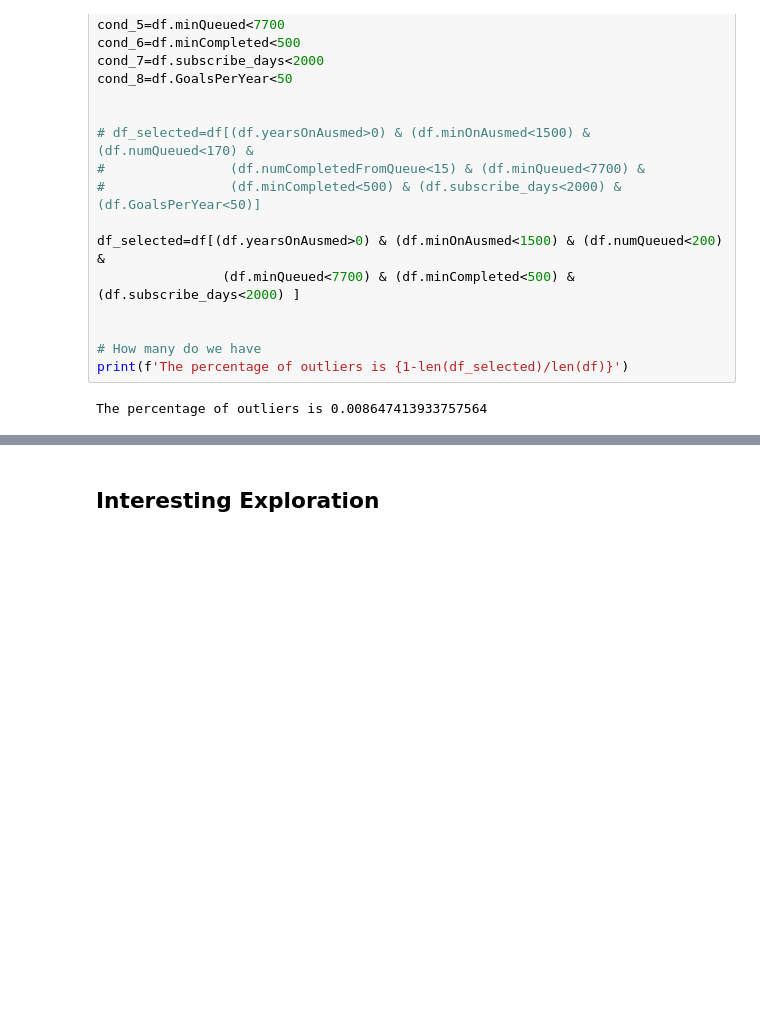
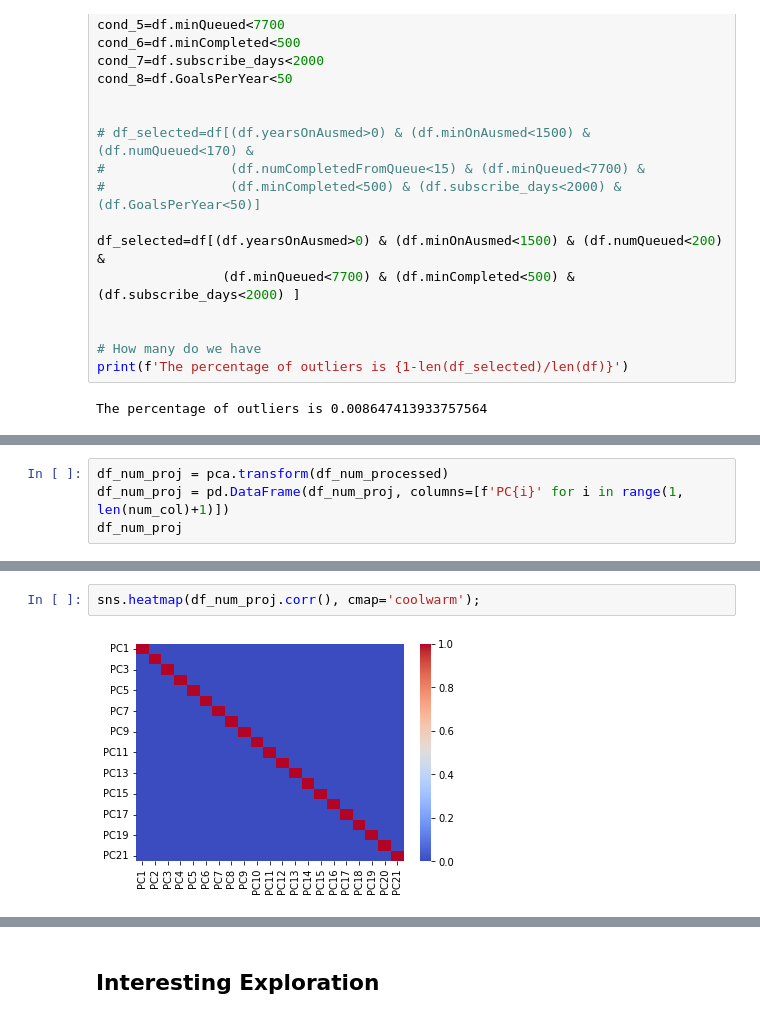
Before and after one commit to BenQuartermaine/customerclustering, a Jupyter notebook: notebooks/ran.ipynb, the cells around one changed output, grey strips where cells are left out. Cells and saved outputs as stored; diff of their text form; blank space fills up the shorter version.

```diff
--- a/notebooks/ran.ipynb
+++ b/notebooks/ran.ipynb
@@ -1260,0 +1366,4 @@ The percentage of outliers is 0.008647413933757564
+# %%
+df_num_proj = pca.transform(df_num_processed)
+df_num_proj = pd.DataFrame(df_num_proj, columns=[f'PC{i}' for i in range(1, len(num_col)+1)])
+df_num_proj
@@ -1260,0 +1384,4 @@ The percentage of outliers is 0.008647413933757564
+# %%
+sns.heatmap(df_num_proj.corr(), cmap='coolwarm');
+# %% [output]
+[figure, added]
```
Also changed, not shown: parts of 16 cells of this notebook.
